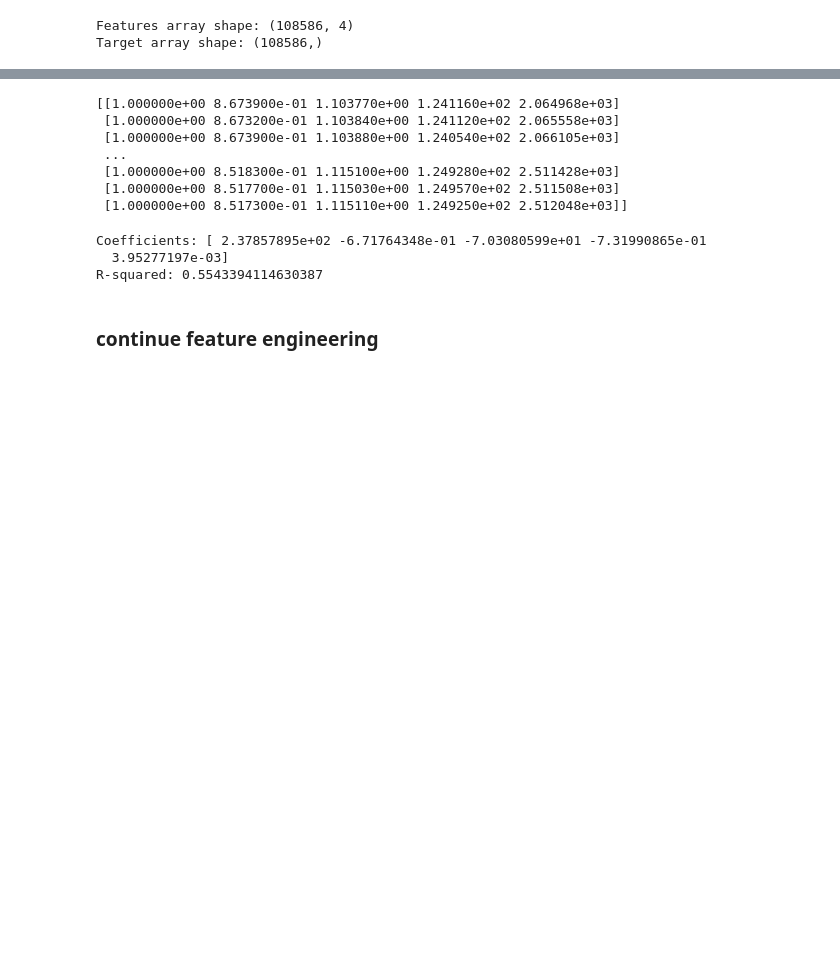
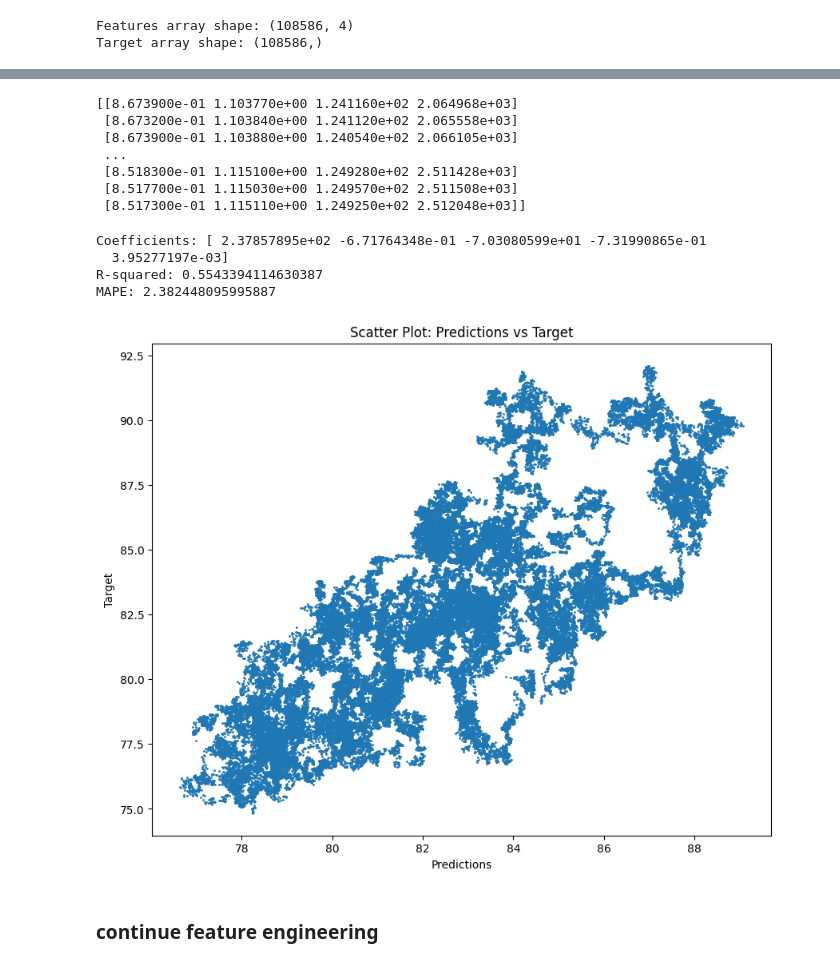
Before and after one commit to edoardoCame/Machine-Learning, a Jupyter notebook: Machine Learning Experiments/feature engineering.ipynb, the cells around one changed output, grey strips where cells are left out. Saved outputs shown, nothing was run; the diff lists cells and outputs as text; code cells hidden in the pictures; blank space fills up the shorter version.

```diff
--- a/Machine Learning Experiments/feature engineering.ipynb
+++ b/Machine Learning Experiments/feature engineering.ipynb
@@ -5,7 +5,8 @@ url = "https://raw.githubusercontent.com/edoardoCame/PythonMiniTutorials/cf69ad8
 exec(requests.get(url).text)
 # %%
 path = r"C:\Users\camere\Conda_3.11_enviroment\CSV DATA\1min data"
-myData = ReadCSVfiles(files_path=path, wannaprint=False)
+myData = ReadCSVfiles(files_path=path, wannaprint=True)
+#if you wanna compare momentum
 #myData = myData.pct_change(60).dropna()
 myData.plot(figsize=(10, 5))
 # %% [output]
@@ -31,13 +49,13 @@ Target array shape: (108586,)
 # %%
 print(features)
 # %% [output]
-[[1.000000e+00 8.673900e-01 1.103770e+00 1.241160e+02 2.064968e+03]
- [1.000000e+00 8.673200e-01 1.103840e+00 1.241120e+02 2.065558e+03]
- [1.000000e+00 8.673900e-01 1.103880e+00 1.240540e+02 2.066105e+03]
+[[8.673900e-01 1.103770e+00 1.241160e+02 2.064968e+03]
+ [8.673200e-01 1.103840e+00 1.241120e+02 2.065558e+03]
+ [8.673900e-01 1.103880e+00 1.240540e+02 2.066105e+03]
  ...
- [1.000000e+00 8.518300e-01 1.115100e+00 1.249280e+02 2.511428e+03]
- [1.000000e+00 8.517700e-01 1.115030e+00 1.249570e+02 2.511508e+03]
- [1.000000e+00 8.517300e-01 1.115110e+00 1.249250e+02 2.512048e+03]]
+ [8.518300e-01 1.115100e+00 1.249280e+02 2.511428e+03]
+ [8.517700e-01 1.115030e+00 1.249570e+02 2.511508e+03]
+ [8.517300e-01 1.115110e+00 1.249250e+02 2.512048e+03]]
 # %%
 # Add a column of ones to X to account for the intercept
 features = cp.hstack([cp.ones((features.shape[0], 1)), features])
@@ -54,16 +72,37 @@ SS_tot = cp.sum((target - cp.mean(target)) ** 2)
 # Calculate the residual sum of squares (SS_res)
 SS_res = cp.sum((target - predictions) ** 2)
 
+
+# Calculate the Mean Absolute Percentage Error (MAPE)
+MAPE = cp.mean(cp.abs((target - predictions) / target)) * 100
+
+
 # Calculate the R-squared value
 R_squared = 1 - (SS_res / SS_tot)
 
 # Print the coefficients and R-squared value
 print("Coefficients:", coefficients)
 print("R-squared:", R_squared)
+print("MAPE:", MAPE)
 # %% [output]
 Coefficients: [ 2.37857895e+02 -6.71764348e-01 -7.03080599e+01 -7.31990865e-01
   3.95277197e-03]
 R-squared: 0.5543394114630387
+MAPE: 2.382448095995887
+# %%
+import matplotlib.pyplot as plt
+predictionsNP = predictions.get()
+targetNP = target.get()
+
+
+plt.figure(figsize=(10, 8))
+plt.scatter(predictionsNP, targetNP, s=1)
+plt.xlabel('Predictions')
+plt.ylabel('Target')
+plt.title('Scatter Plot: Predictions vs Target')
+plt.show()
+# %% [output]
+[figure, added]
 # %% [markdown]
 ### continue feature engineering
 # %%
```
Also changed, not shown: parts of 1 cell of this notebook.
